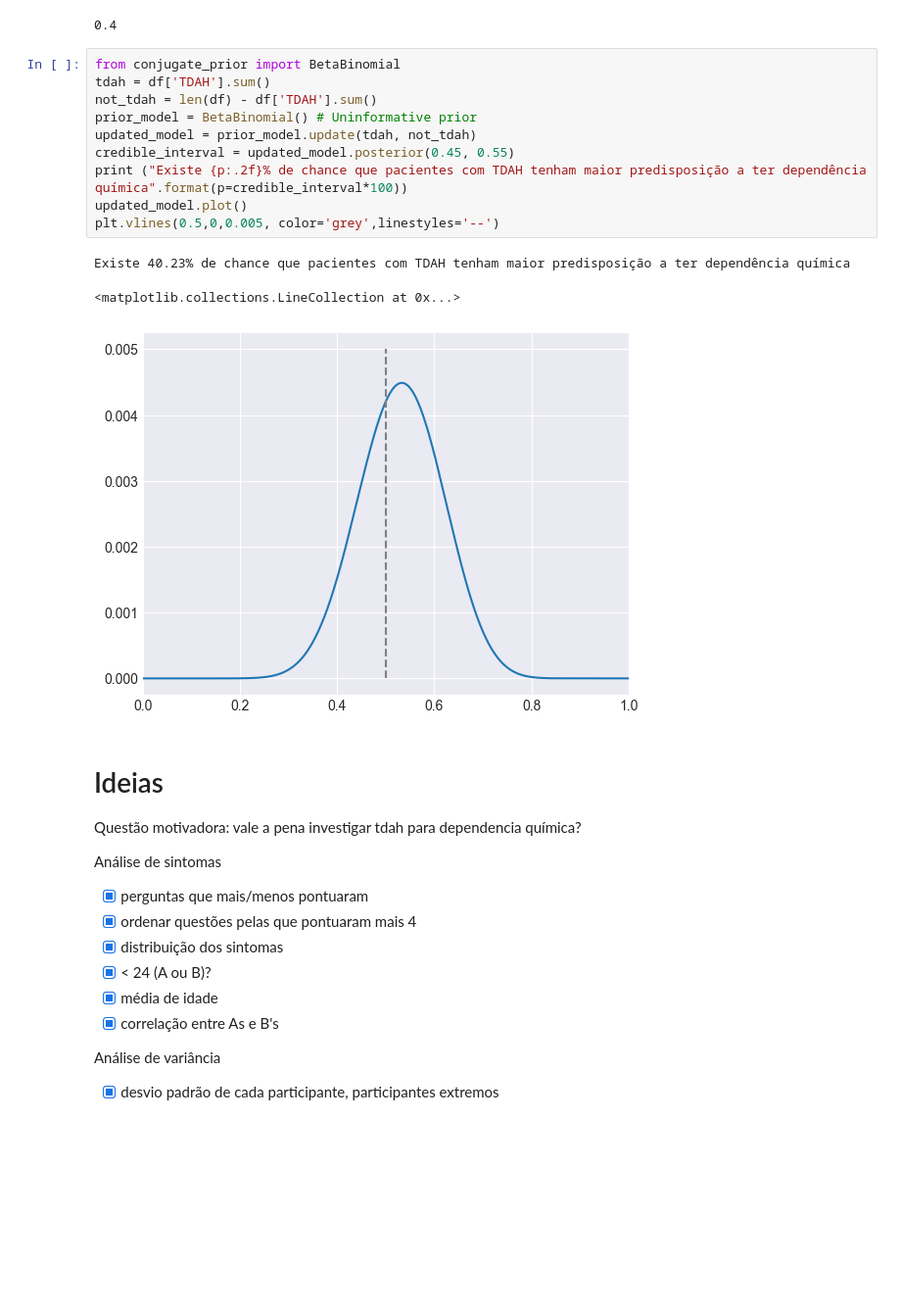
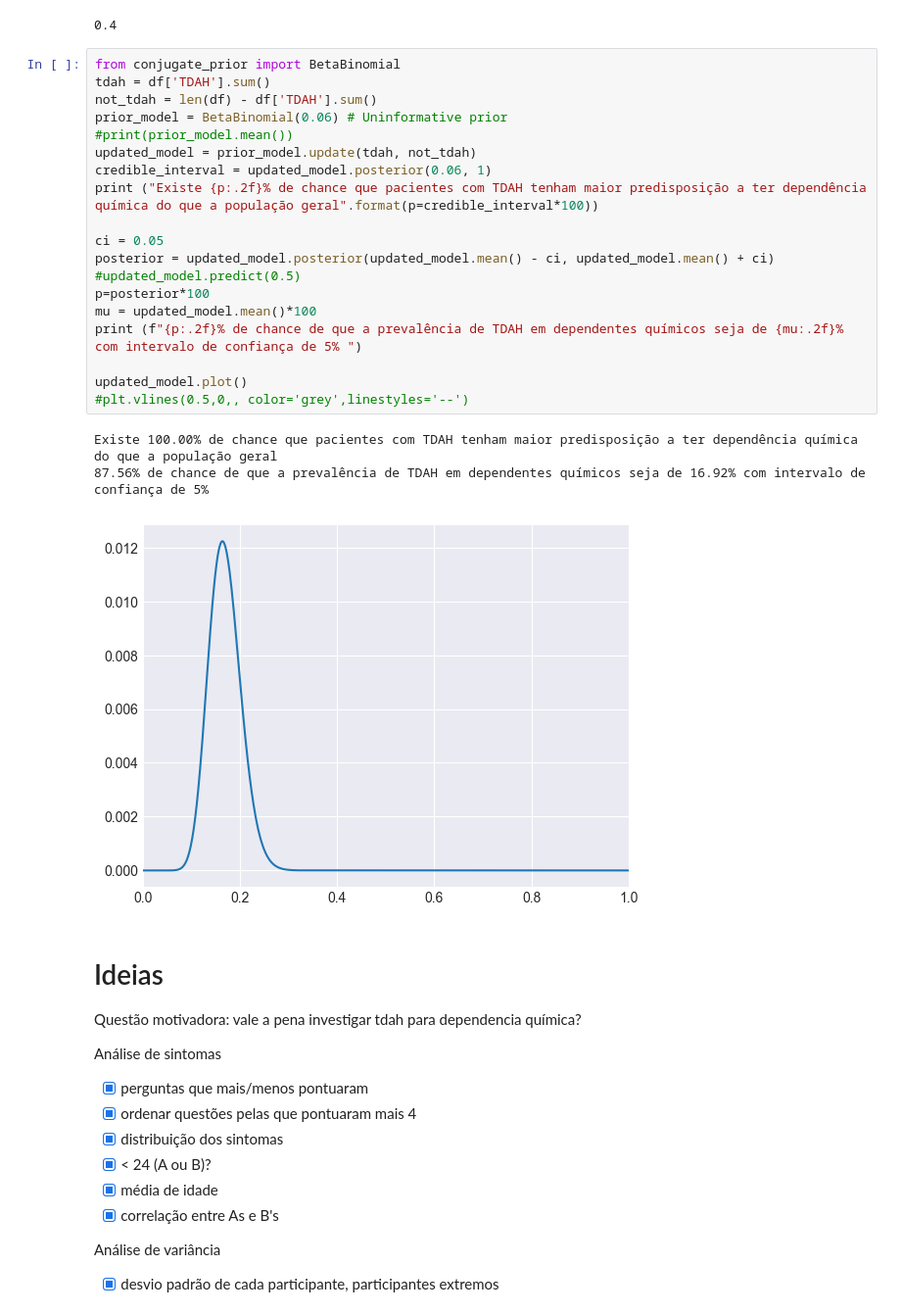
Before and after one commit to cabrau/tdah-drug-dependency, a Jupyter notebook: tdah-analysis.ipynb, the cells around one changed output. Shown at 98% size. Cells and saved outputs as stored; diff of their text form; blank space fills up the shorter version.

Commit message:
beta binomial conjugate for bayesian inference

```diff
--- a/tdah-analysis.ipynb
+++ b/tdah-analysis.ipynb
@@ -705,20 +705,29 @@ posterior = likelihood*prior/marginal
 posterior
 # %% [output]
 0.4
-# %%
-from conjugate_prior import BetaBinomial
-tdah = df['TDAH'].sum()
-not_tdah = len(df) - df['TDAH'].sum()
-prior_model = BetaBinomial() # Uninformative prior
-updated_model = prior_model.update(tdah, not_tdah)
-credible_interval = updated_model.posterior(0.45, 0.55)
-print ("Existe {p:.2f}% de chance que pacientes com TDAH tenham maior predisposição a ter dependência química".format(p=credible_interval*100))
-updated_model.plot()
-plt.vlines(0.5,0,0.005, color='grey',linestyles='--')
-# %% [output]
-Existe 40.23% de chance que pacientes com TDAH tenham maior predisposição a ter dependência química
-<matplotlib.collections.LineCollection at 0x...>
-[figure, removed]
+# %%
+from conjugate_prior import BetaBinomial
+tdah = df['TDAH'].sum()
+not_tdah = len(df) - df['TDAH'].sum()
+prior_model = BetaBinomial(0.06) # Uninformative prior
+#print(prior_model.mean())
+updated_model = prior_model.update(tdah, not_tdah)
+credible_interval = updated_model.posterior(0.06, 1)
+print ("Existe {p:.2f}% de chance que pacientes com TDAH tenham maior predisposição a ter dependência química do que a população geral".format(p=credible_interval*100))
+
+ci = 0.05
+posterior = updated_model.posterior(updated_model.mean() - ci, updated_model.mean() + ci)
+#updated_model.predict(0.5)
+p=posterior*100
+mu = updated_model.mean()*100
+print (f"{p:.2f}% de chance de que a prevalência de TDAH em dependentes químicos seja de {mu:.2f}% com intervalo de confiança de 5% ")
+
+updated_model.plot()
+#plt.vlines(0.5,0,, color='grey',linestyles='--')
+# %% [output]
+Existe 100.00% de chance que pacientes com TDAH tenham maior predisposição a ter dependência química do que a população geral
+87.56% de chance de que a prevalência de TDAH em dependentes químicos seja de 16.92% com intervalo de confiança de 5%
+[figure, added]
 # %% [markdown]
 # Ideias
 Questão motivadora: vale a pena investigar tdah para dependencia química? <br>
```
